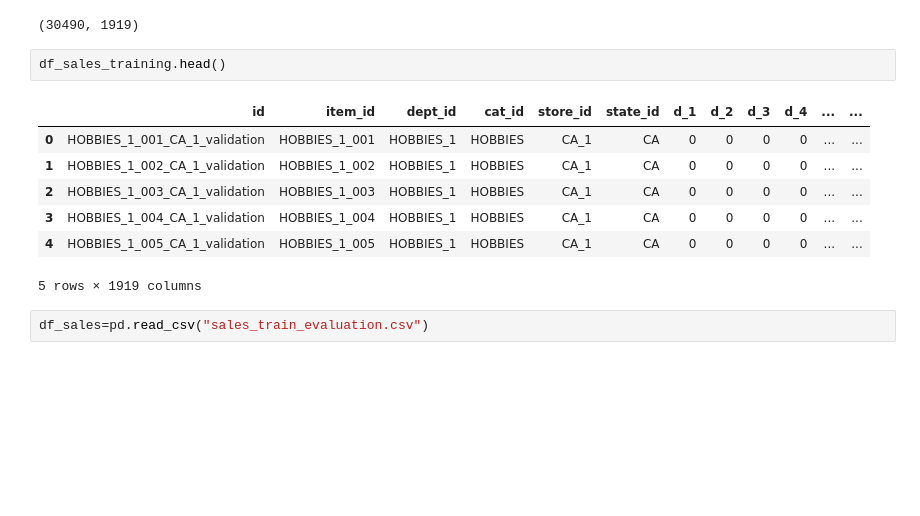
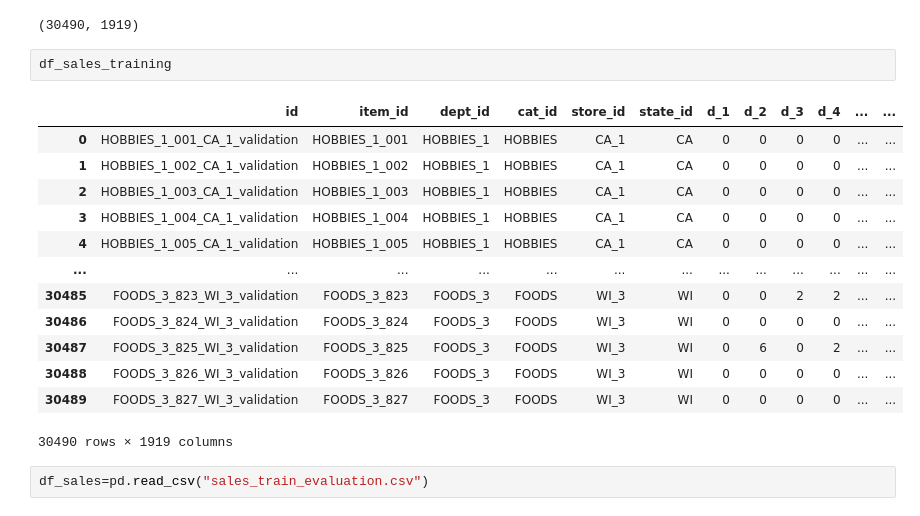
Before and after one commit to arn97/MLTSA25_ARoy, a Jupyter notebook: project/Preprocessing/MLTSA_Project.ipynb, the cells around one changed output. Drawn from its saved outputs; the diff is of its cells as text; blank space fills up the shorter version.

```diff
--- a/project/Preprocessing/MLTSA_Project.ipynb
+++ b/project/Preprocessing/MLTSA_Project.ipynb
@@ -95,15 +95,21 @@ df_sales_training.shape
 # %% [output]
 (30490, 1919)
 # %%
-df_sales_training.head()
+df_sales_training
 # %% [output]
 |  | id | item_id | dept_id | cat_id | store_id | state_id | d_1 | d_2 | d_3 | d_4 | ... | ... |
 | 0 | HOBBIES_1_001_CA_1_validation | HOBBIES_1_001 | HOBBIES_1 | HOBBIES | CA_1 | CA | 0 | 0 | 0 | 0 | ... | ... |
 | 1 | HOBBIES_1_002_CA_1_validation | HOBBIES_1_002 | HOBBIES_1 | HOBBIES | CA_1 | CA | 0 | 0 | 0 | 0 | ... | ... |
 | 2 | HOBBIES_1_003_CA_1_validation | HOBBIES_1_003 | HOBBIES_1 | HOBBIES | CA_1 | CA | 0 | 0 | 0 | 0 | ... | ... |
 | 3 | HOBBIES_1_004_CA_1_validation | HOBBIES_1_004 | HOBBIES_1 | HOBBIES | CA_1 | CA | 0 | 0 | 0 | 0 | ... | ... |
 | 4 | HOBBIES_1_005_CA_1_validation | HOBBIES_1_005 | HOBBIES_1 | HOBBIES | CA_1 | CA | 0 | 0 | 0 | 0 | ... | ... |
+| ... | ... | ... | ... | ... | ... | ... | ... | ... | ... | ... | ... | ... |
+| 30485 | FOODS_3_823_WI_3_validation | FOODS_3_823 | FOODS_3 | FOODS | WI_3 | WI | 0 | 0 | 2 | 2 | ... | ... |
+| 30486 | FOODS_3_824_WI_3_validation | FOODS_3_824 | FOODS_3 | FOODS | WI_3 | WI | 0 | 0 | 0 | 0 | ... | ... |
+| 30487 | FOODS_3_825_WI_3_validation | FOODS_3_825 | FOODS_3 | FOODS | WI_3 | WI | 0 | 6 | 0 | 2 | ... | ... |
+| 30488 | FOODS_3_826_WI_3_validation | FOODS_3_826 | FOODS_3 | FOODS | WI_3 | WI | 0 | 0 | 0 | 0 | ... | ... |
+| 30489 | FOODS_3_827_WI_3_validation | FOODS_3_827 | FOODS_3 | FOODS | WI_3 | WI | 0 | 0 | 0 | 0 | ... | ... |
-5 rows × 1919 columns
+30490 rows × 1919 columns
 # %%
 df_sales=pd.read_csv("sales_train_evaluation.csv")
 # %%
```
Also changed, not shown: parts of 2 cells of this notebook.
